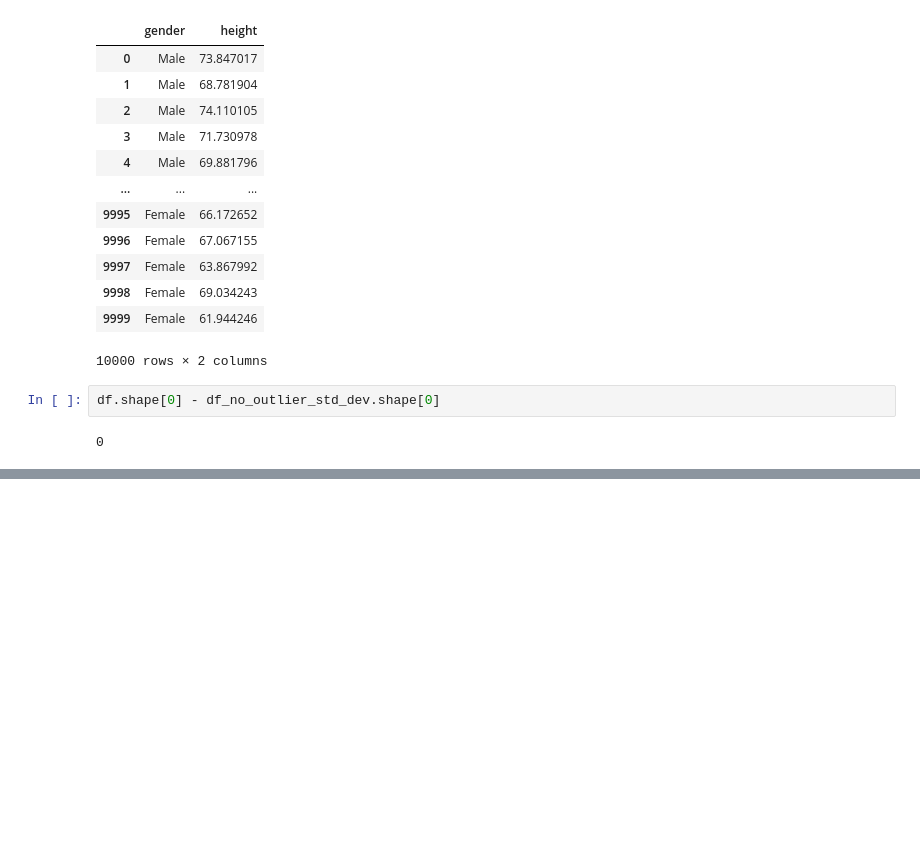
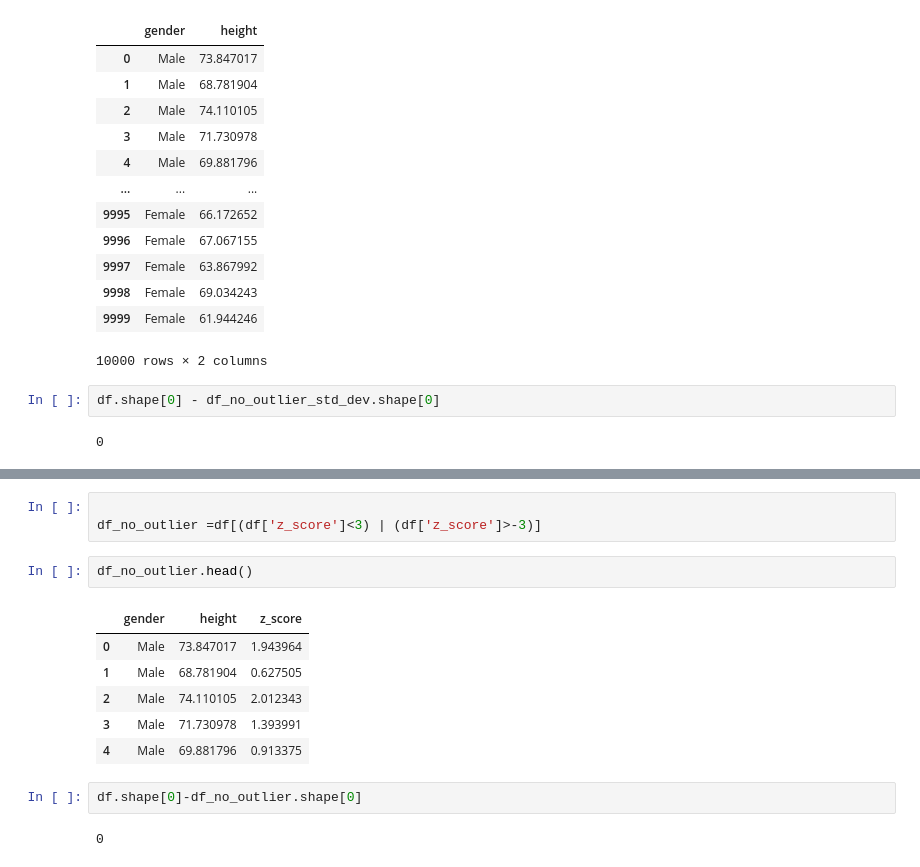
Before and after one commit to GlitchAyub/Feature-Engineering, a Jupyter notebook: outlier_detection2.ipynb, the cells around one changed output, grey strips where cells are left out. Cells and saved outputs as stored; diff of their text form; blank space fills up the shorter version.

```diff
--- a/outlier_detection2.ipynb
+++ b/outlier_detection2.ipynb
@@ -110,0 +153,16 @@ df.shape[0] - df_no_outlier_std_dev.shape[0]
+# %%
+
+df_no_outlier =df[(df['z_score']<3) | (df['z_score']>-3)]
+# %%
+df_no_outlier.head()
+# %% [output]
+|  | gender | height | z_score |
+| 0 | Male | 73.847017 | 1.943964 |
+| 1 | Male | 68.781904 | 0.627505 |
+| 2 | Male | 74.110105 | 2.012343 |
+| 3 | Male | 71.730978 | 1.393991 |
+| 4 | Male | 69.881796 | 0.913375 |
+# %%
+df.shape[0]-df_no_outlier.shape[0]
+# %% [output]
+0
```
Also changed, not shown: parts of 6 cells of this notebook, 1 other file.
